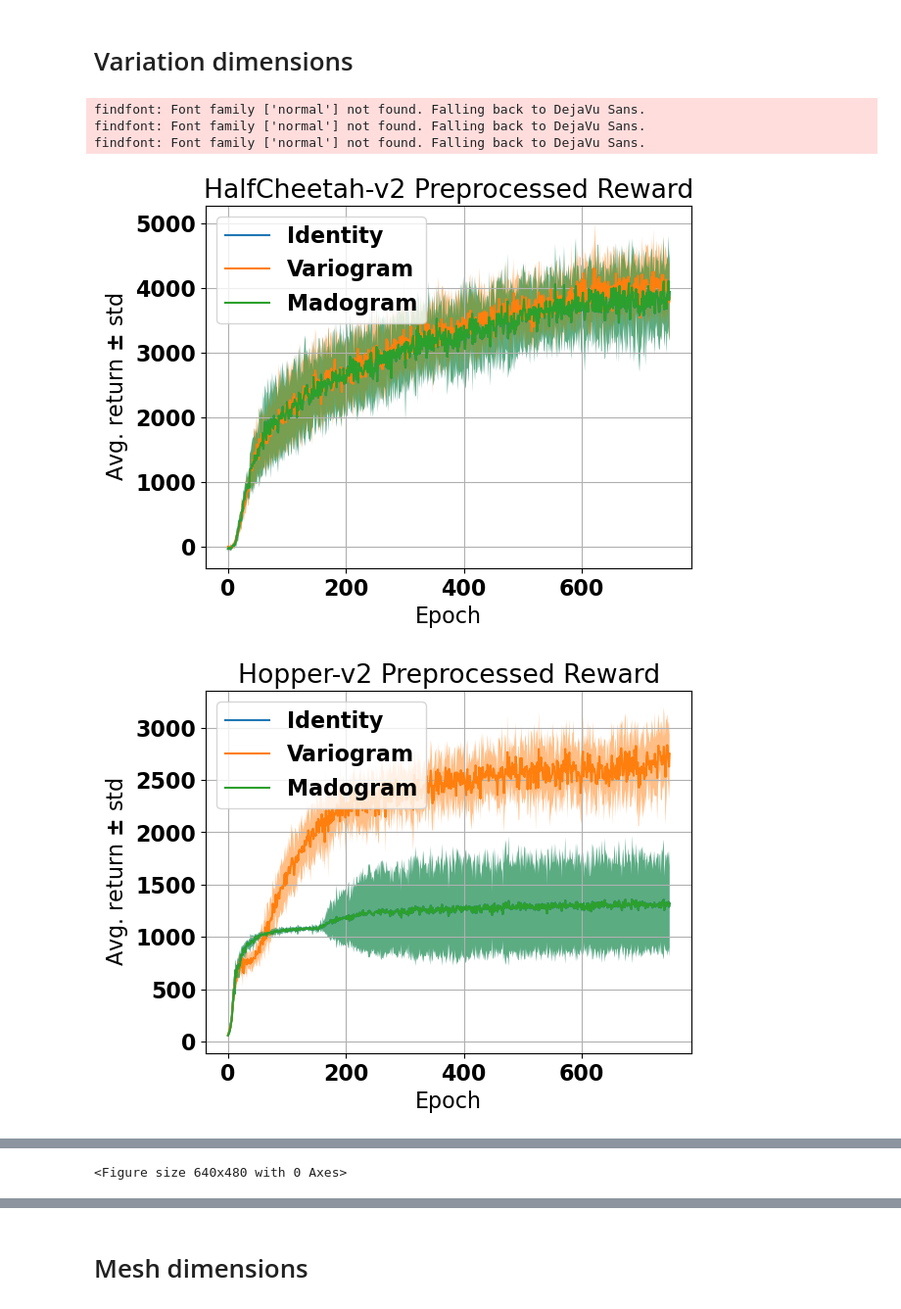
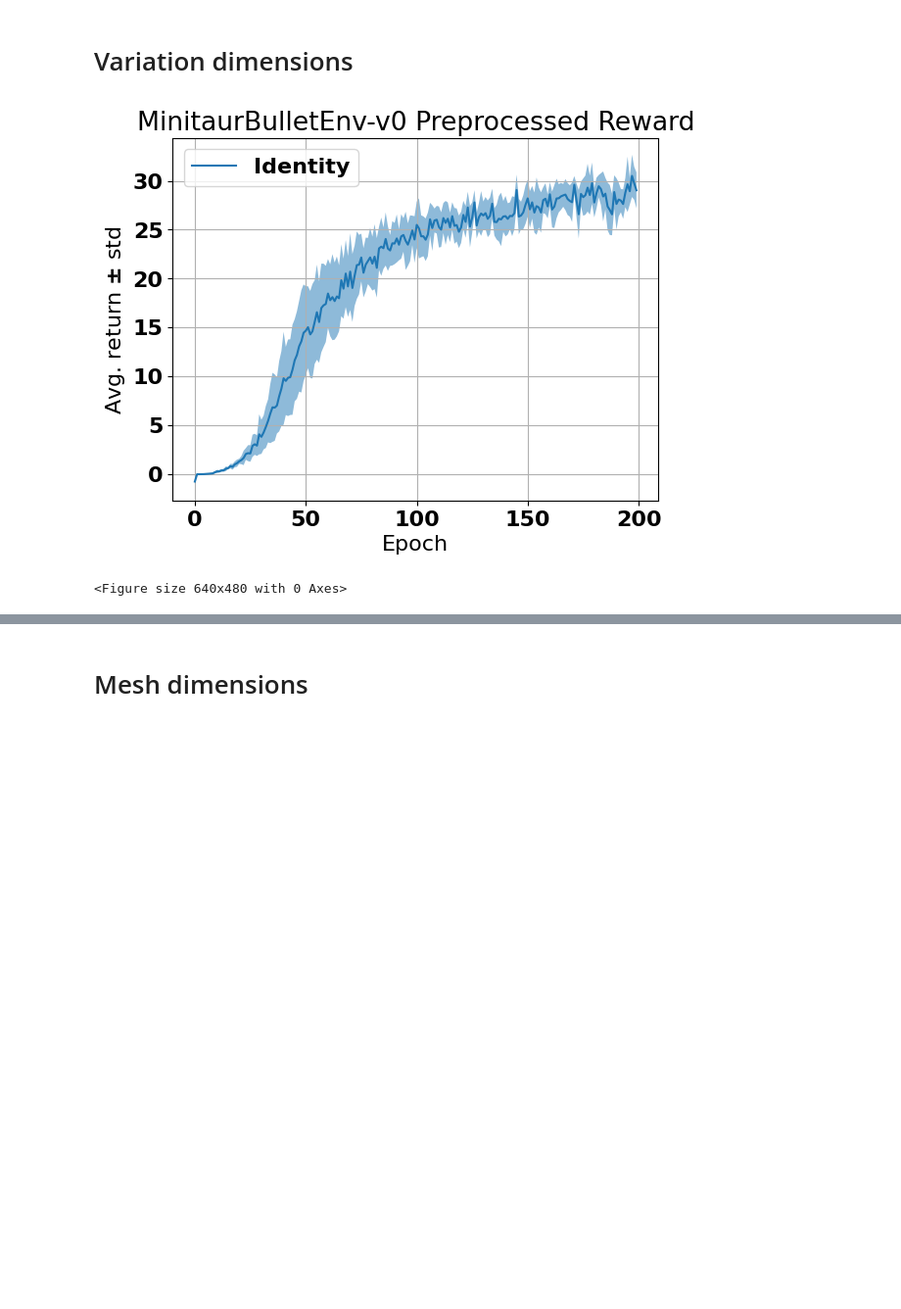
Before and after one commit to sgillen/fractal_rl, a Jupyter notebook: src/make_plots_and_tables.ipynb, the cells around one changed output, grey strips where cells are left out. Shown: that part at 98% size. Saved outputs shown, nothing was run; the diff lists cells and outputs as text; code cells hidden in the pictures; blank space fills up the shorter version.

```diff
--- a/src/make_plots_and_tables.ipynb
+++ b/src/make_plots_and_tables.ipynb
@@ -111,40 +113,42 @@ font = {'family' : 'normal',
 
 matplotlib.rc('font', **font)
 
-env_names = ['HalfCheetah-v2', 'Hopper-v2', 'Walker2d-v2']#, 'Ant-v2','Humanoid-v2']
+save_dir = "./data_pb3/"
+
+#env_names = ['HalfCheetah-v2', 'Hopper-v2', 'Walker2d-v2']#, 'Ant-v2','Humanoid-v2']
+env_names = ['MinitaurBulletEnv-v0']
+
+
 for env_name in env_names:
-    data = torch.load(f"./data_noise1/{env_name}.xr")
+    data = torch.load(f"{save_dir}{env_name}.xr")
     data = data.where(data.post!='radodiv', drop=True)
 
     policy_dict = data.policy_dict
     rews = data.rews#/data.post_rews
     exp_names = [fn.__name__ for fn in data.attrs['post_fns']]
     num_seeds = len(policy_dict[exp_names[0]])
 
     means = rews.mean(dim="trial")
     stds = rews.std(dim="trial")
 
     #plt.subplots(1,1, figsize=(10,7))
     plt.plot(means.T)
     plt.legend(['Identity', 'Variogram','Madogram'], loc='upper left')
     ci = stds
 
     for mean, c in zip(means, ci):
         plt.fill_between([t for t in range(len(mean))], (mean-c), (mean+c), alpha=.5)
     plt.title(f"{env_name} Preprocessed Reward")
     plt.ylabel(r"Avg. return $\pm$ std")
     plt.xlabel(r"Epoch")
     plt.grid()
     plt.figure()
 
 #     for exp_name in exp_names:
 #         plt.plot(rews.loc[exp_name].T[:,0:10])
 #         plt.title(exp_name)
 #         plt.figure()
 #     top_seeds = {'identity':[0,1], 'cdim_div':[0,1]}
 # %% [output]
+[figure, new version]
-findfont: Font family ['normal'] not found. Falling back to DejaVu Sans.
-findfont: Font family ['normal'] not found. Falling back to DejaVu Sans.
-findfont: Font family ['normal'] not found. Falling back to DejaVu Sans.
+<Figure size 640x480 with 0 Axes>
-[figure, old version]
-[figure, removed]
@@ -152,4 +155,3 @@ findfont: Font family ['normal'] not found. Falling back to DejaVu Sans.
-<Figure size 640x480 with 0 Axes>
 # %%
 for env_name in env_names:
     env = gym.make(env_name)
```
Also changed, not shown: parts of 8 cells of this notebook, 5 other files.
